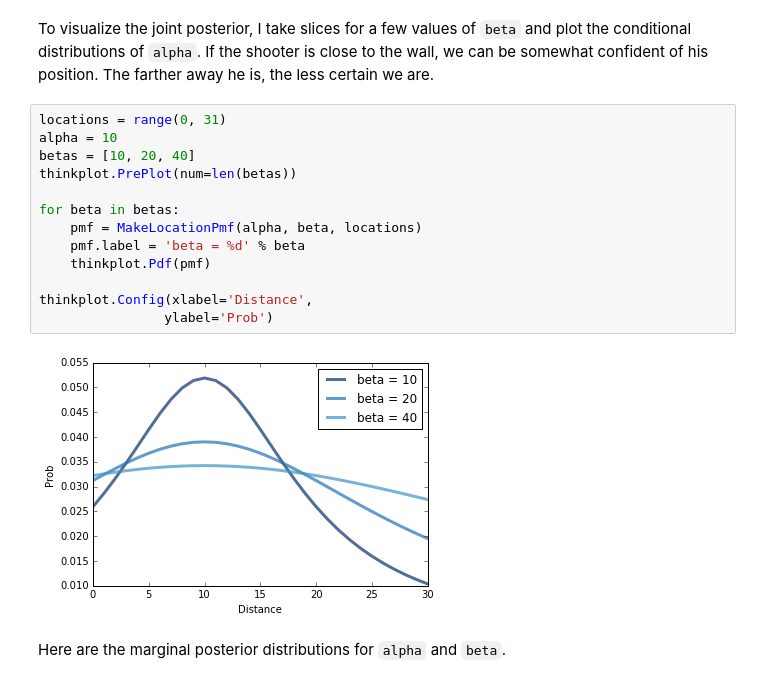
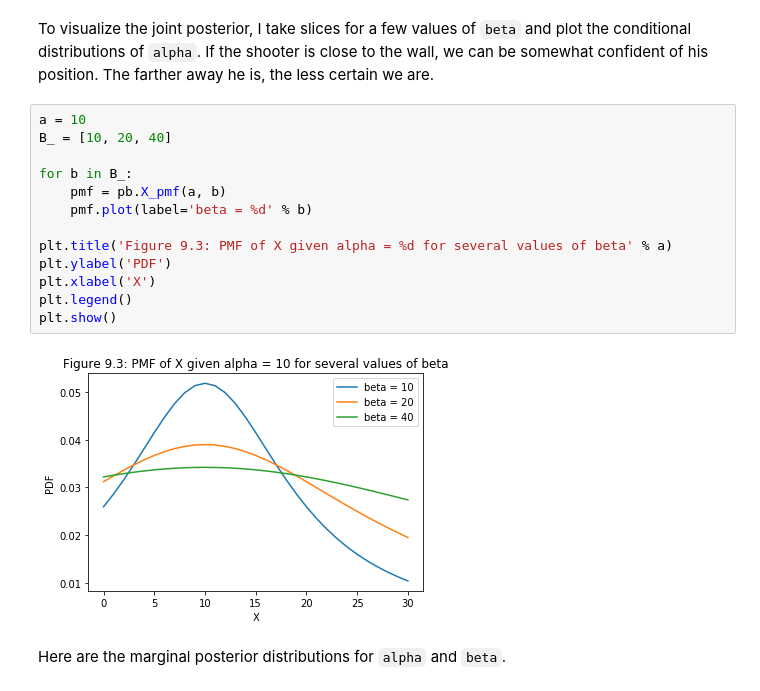
Before and after one commit to alexklibisz/exercises, a Jupyter notebook: think-bayes/chap09.ipynb, the cells around one changed output. Cells and saved outputs as stored; diff of their text form.

Commit message:
Think Bayes chapter 9 progress

```diff
--- a/think-bayes/chap09.ipynb
+++ b/think-bayes/chap09.ipynb
@@ -320,19 +313,19 @@ suite.UpdateSet([15, 16, 18, 21])
 # %% [markdown]
 To visualize the joint posterior, I take slices for a few values of `beta` and plot the conditional distributions of `alpha`.  If the shooter is close to the wall, we can be somewhat confident of his position.  The farther away he is, the less certain we are.
-# %%
-locations = range(0, 31)
-alpha = 10
-betas = [10, 20, 40]
-thinkplot.PrePlot(num=len(betas))
-
-for beta in betas:
-    pmf = MakeLocationPmf(alpha, beta, locations)
-    pmf.label = 'beta = %d' % beta
-    thinkplot.Pdf(pmf)
-
-thinkplot.Config(xlabel='Distance',
-                ylabel='Prob')
-# %% [output]
-[figure, removed]
+# %%
+a = 10
+B_ = [10, 20, 40]
+
+for b in B_:
+    pmf = pb.X_pmf(a, b)
+    pmf.plot(label='beta = %d' % b)
+
+plt.title('Figure 9.3: PMF of X given alpha = %d for several values of beta' % a)
+plt.ylabel('PDF')
+plt.xlabel('X')
+plt.legend()
+plt.show()
+# %% [output]
+[figure, added]
 # %% [markdown]
 Here are the marginal posterior distributions for `alpha` and `beta`.
```
Also changed, not shown: parts of 13 cells of this notebook, 1 other file.
